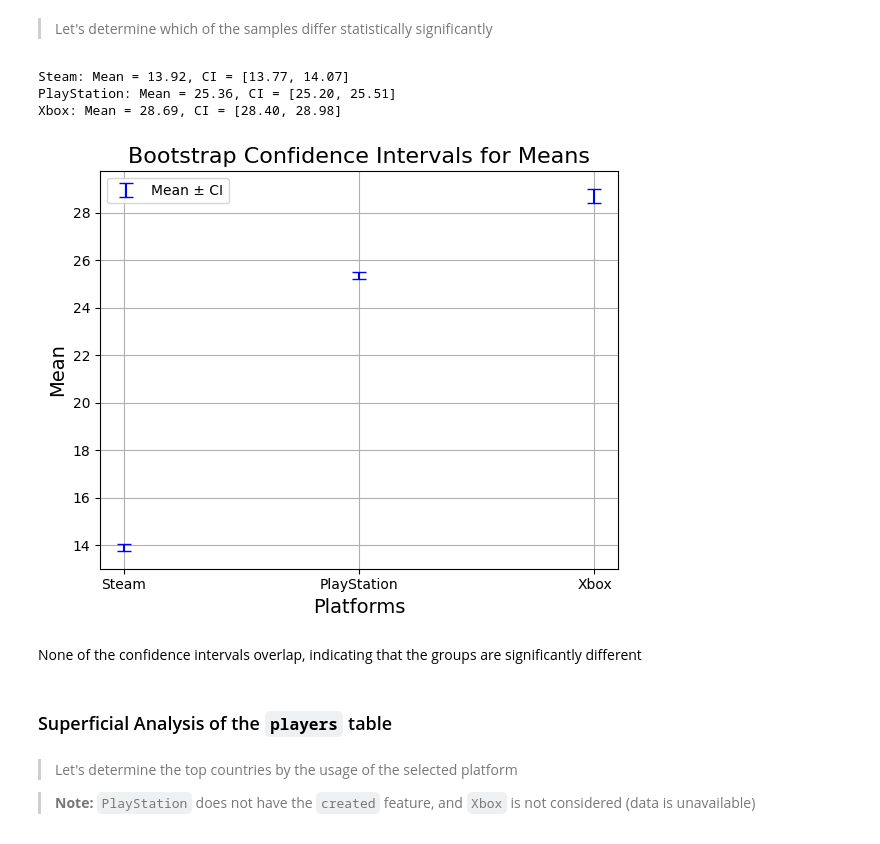
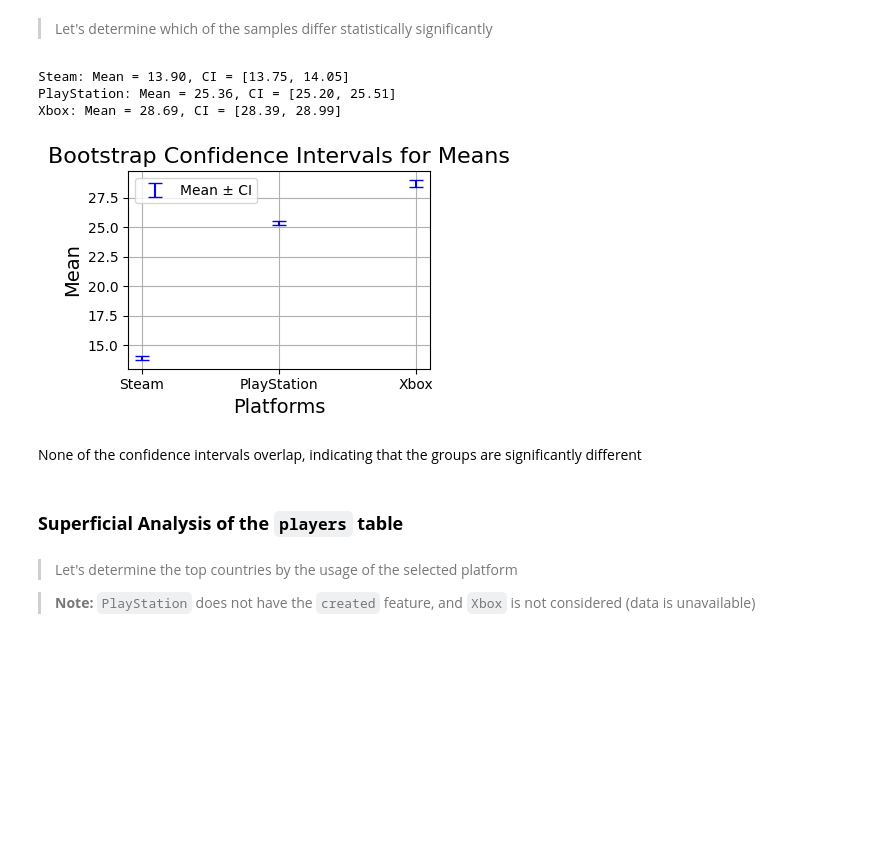
Before and after one commit to Smipe-a/gamestatshub, a Jupyter notebook: analysis/overview.ipynb, the cells around one changed output. Drawn from its saved outputs; the diff is of its cells as text; code cells hidden in the pictures; blank space fills up the shorter version.

```diff
--- a/analysis/overview.ipynb
+++ b/analysis/overview.ipynb
@@ -18,20 +19 @@ warnings.filterwarnings('ignore')
-# %%
-def postgres_data(schema_name: str,
-                  table_name: str) -> pd.DataFrame:
-    with connect_to_database() as connection:
-        query = """
-            SELECT *
-            FROM {schema_name}.{table_name};
-        """
-
-        df = pd.read_sql_query(
-            query.format(schema_name=schema_name, table_name=table_name),
-            connection,
-            parse_dates=['release_date', 'date_acquired', 'created', 'posted'])
-
-        df = df.rename(columns={'game_id': 'gameid',
-                                'achievement_id': 'achievementid',
-                                'player_id': 'playerid'})
-
-        return df
 # %% [markdown]
@@ -58,15 +39,19 @@ Let's preprocess the data:
 * Exclude games with multiple release regions
 # %%
 for platform in PLATFORMS:
-    games_df[platform].dropna(subset=['release_date'], inplace=True)
+    games_df[platform] = games_df[platform][~games_df[platform].title.str.endswith('Playtest')]
 
-    games_df[platform] = games_df[platform][~games_df[platform].title.str.endswith('Playtest')]
+    games_df[platform] = games_df[platform] \
+        .dropna(subset=['developers', 'publishers', 'genres', 'release_date'], how='all') \
+        .reset_index(drop=True)
 
     if platform != 'playstation':
         # Add a column to avoid catching an Exception
         games_df[platform]['platform'] = platform
     games_df[platform].drop_duplicates(subset=['title', 'platform', 'release_date'], inplace=True)
 
+    # games_df[platform].to_csv(f'games_{platform}.csv', index=False)
+
 games_df[PLATFORMS[0]].head(3)
 # %% [output]
 |  | gameid | title | developers | publishers | genres | supported_languages | release_date | platform |
@@ -351,39 +333,39 @@ def bootstrap_ci(data: pd.Series,
 # %%
 results_bootstrap = {}
 for platform in PLATFORMS:
     mean, lower, upper = bootstrap_ci(achievements_df[platform].quantity)
     results_bootstrap[platform.capitalize().replace('s', 'S')] = (mean, lower, upper)
 
 for platform, (mean, lower, upper) in results_bootstrap.items():
     print(f'{platform}: Mean = {mean:.2f}, CI = [{lower:.2f}, {upper:.2f}]')
 
-plt.figure(figsize=(6, 5))
+plt.figure(figsize=(4, 3))
 
 platforms = list(results_bootstrap.keys())
 means = [results_bootstrap[platform][0] for platform in platforms]
 lowers = [results_bootstrap[platform][1] for platform in platforms]
 uppers = [results_bootstrap[platform][2] for platform in platforms]
 
 plt.errorbar(platforms, means, yerr=[np.array(means) - np.array(lowers), np.array(uppers) - np.array(means)],
              fmt='none', capsize=5, label='Mean ± CI', color='blue')
 
 plt.title('Bootstrap Confidence Intervals for Means', fontsize=16)
 plt.ylabel('Mean', fontsize=14)
 plt.xlabel('Platforms', fontsize=14)
 
 plt.grid(True)
 plt.legend()
 
 plt.tight_layout()
 # %% [output]
-Steam: Mean = 13.92, CI = [13.77, 14.07]
+Steam: Mean = 13.90, CI = [13.75, 14.05]
 PlayStation: Mean = 25.36, CI = [25.20, 25.51]
-Xbox: Mean = 28.69, CI = [28.40, 28.98]
+Xbox: Mean = 28.69, CI = [28.39, 28.99]
-[figure, old version]
+[figure, new version]
 # %% [markdown]
 None of the confidence intervals overlap, indicating that the groups are significantly different
 # %% [markdown]
-### Superficial Analysis of the `players` table
+### **Superficial Analysis of the `players` table**
 # %% [markdown]
 > Let's determine the top countries by the usage of the selected platform
 
```
Also changed, not shown: parts of 14 cells of this notebook, 5 other files.
